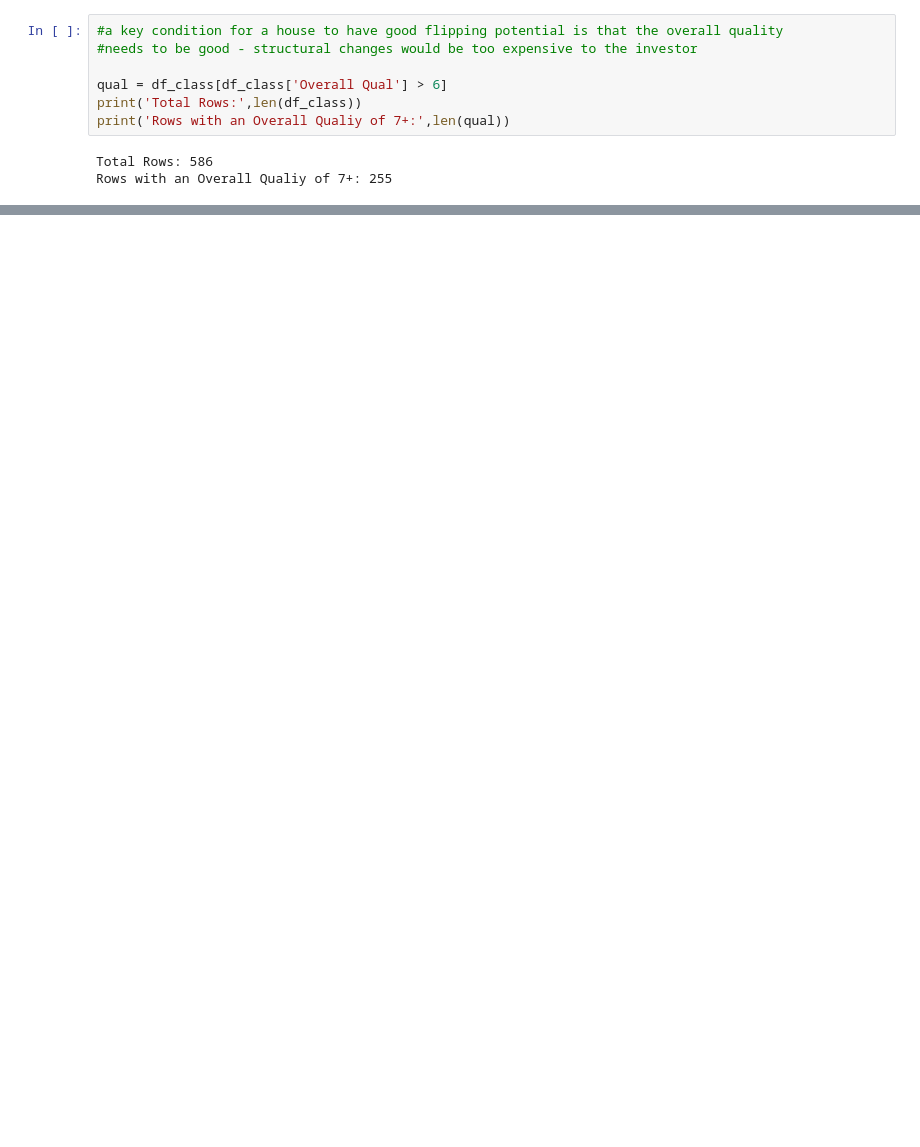
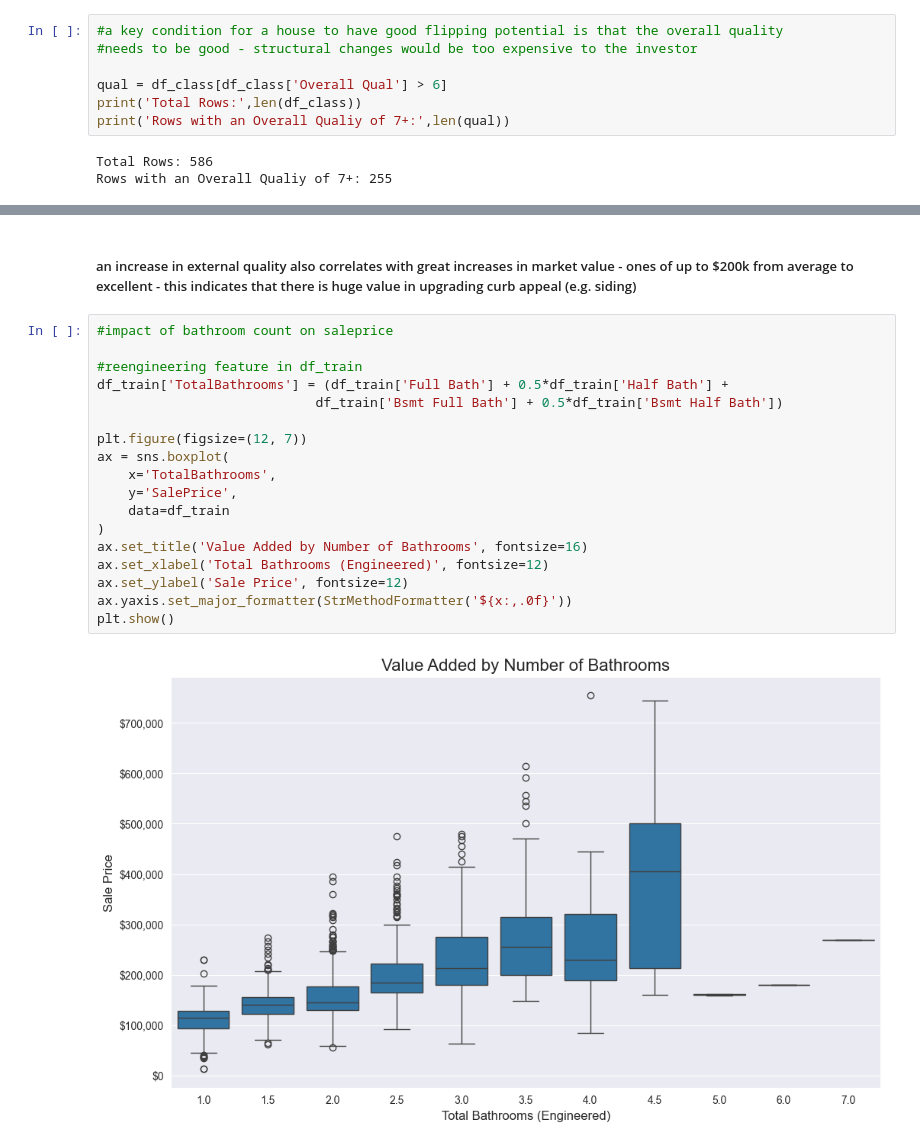
Before and after one commit to szymon-ml/Portfolio-Housing-Project, a Jupyter notebook: AmesPortfolio.ipynb, the cells around one changed output, grey strips where cells are left out. Drawn from its saved outputs; the diff is of its cells as text; blank space fills up the shorter version.

```diff
--- a/AmesPortfolio.ipynb
+++ b/AmesPortfolio.ipynb
@@ -1747,0 +1700,22 @@ Rows with an Overall Qualiy of 7+: 255
+# %% [markdown]
+##### an increase in external quality also correlates with great increases in market value - ones of up to $200k from average to excellent - this indicates that there is huge value in upgrading curb appeal (e.g. siding)
+# %%
+#impact of bathroom count on saleprice
+
+#reengineering feature in df_train
+df_train['TotalBathrooms'] = (df_train['Full Bath'] + 0.5*df_train['Half Bath'] +
+                            df_train['Bsmt Full Bath'] + 0.5*df_train['Bsmt Half Bath'])
+
+plt.figure(figsize=(12, 7))
+ax = sns.boxplot(
+    x='TotalBathrooms',
+    y='SalePrice',
+    data=df_train
+)
+ax.set_title('Value Added by Number of Bathrooms', fontsize=16)
+ax.set_xlabel('Total Bathrooms (Engineered)', fontsize=12)
+ax.set_ylabel('Sale Price', fontsize=12)
+ax.yaxis.set_major_formatter(StrMethodFormatter('${x:,.0f}'))
+plt.show()
+# %% [output]
+[figure, added]
```
Also changed, not shown: parts of 119 cells of this notebook, 8 other files.
